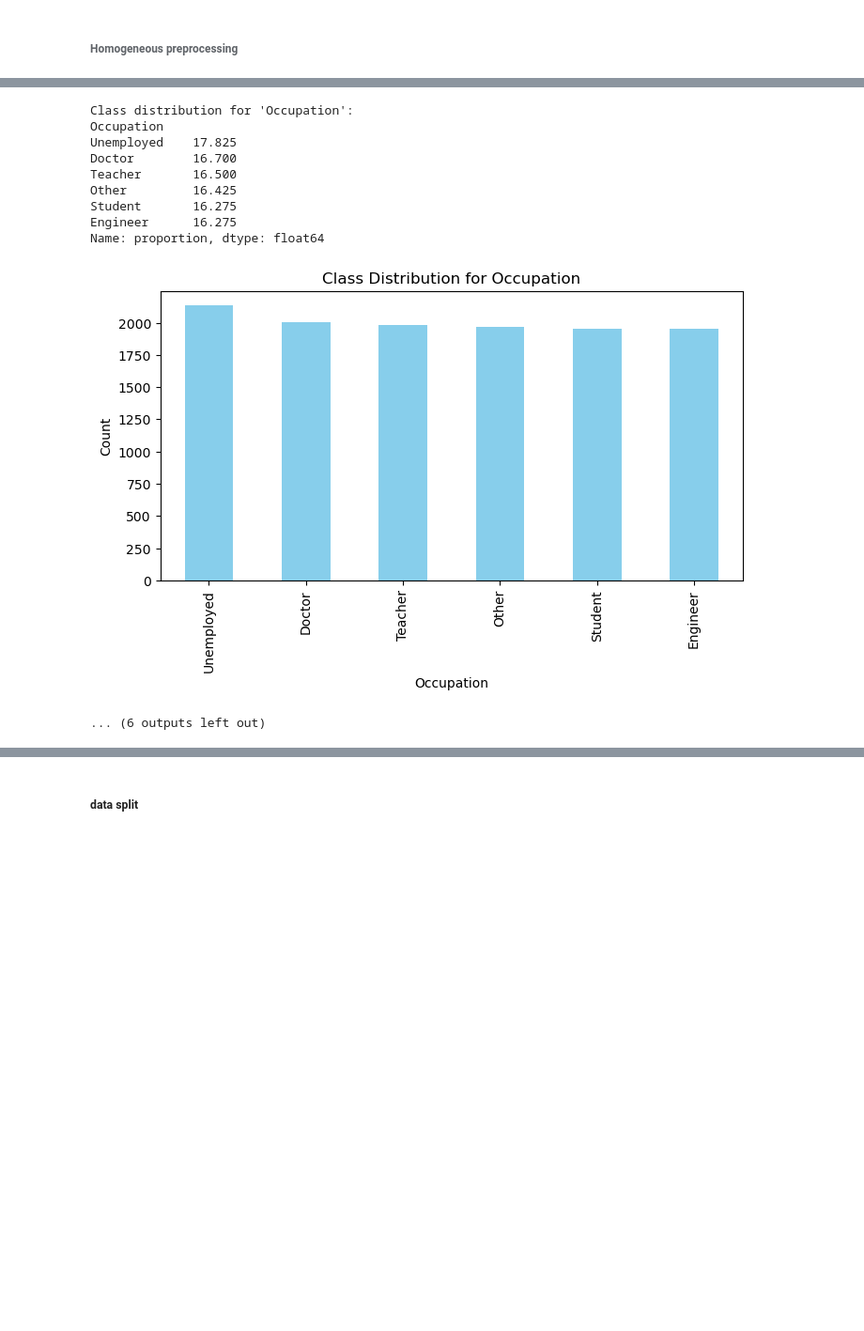
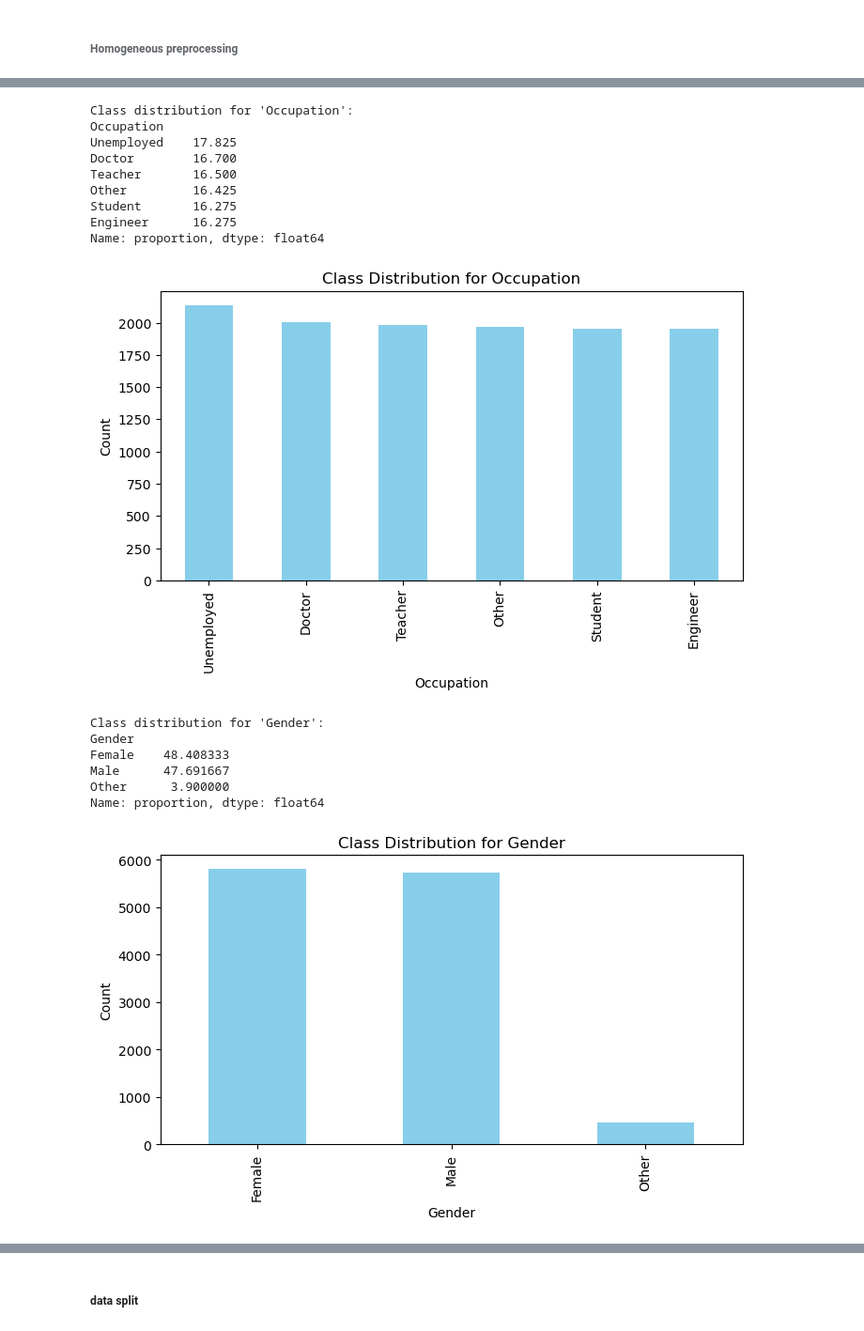
Before and after one commit to 100495761/MSE446, a Jupyter notebook: main.ipynb, the cells around one changed output, grey strips where cells are left out. Shown at 94% size. Drawn from its saved outputs; the diff is of its cells as text; code cells hidden in the pictures; blank space fills up the shorter version.

```diff
--- a/main.ipynb
+++ b/main.ipynb
@@ -83,39 +64,6 @@ encoded_df = pd.DataFrame(
     columns=encoder.get_feature_names_out(['Occupation'])
 )
 data = pd.concat([data.drop(['Occupation'], axis=1), encoded_df], axis=1)
-
-Age = data['Age']
-bins = [0, 18, 30, 40, 50, 60, 70]
-labels = ['0-18', '19-30', '31-40', '41-50', '51-60', '61-70']
-
-# Create age groups
-groups = pd.cut(Age, bins=bins, labels=labels)
-
-# Count occurrences in each group
-group_counts = groups.value_counts().sort_index()
-
-# Display group counts
-print(group_counts)
-
-# Plot the distribution
-plt.figure(figsize=(8, 5))
-plt.bar(group_counts.index, group_counts.values, color='cornflowerblue', edgecolor='black')
-plt.title('Age Group Distribution')
-plt.xlabel('Age Groups')
-plt.ylabel('Frequency')
-plt.show()
-
-# One hot-encoding
-ohe = OneHotEncoder(sparse_output=False).set_output(transform='pandas')
-array = ohe.fit_transform(groups.to_frame())
-data = pd.concat([data,array], axis=1)
-
-Gender = data['Gender']
-# One hot-encoding
-ohe = OneHotEncoder(sparse_output=False).set_output(transform='pandas')
-array = ohe.fit_transform(data[['Gender']])
-data = pd.concat([data,array], axis=1)
-data.head()
 # %% [output]
 Class distribution for 'Dizziness':
 Dizziness
@@ -130,31 +78,37 @@ Medication
 Name: proportion, dtype: float64
 [figure]
 Class distribution for 'Smoking':
 Smoking
 0    70.141667
 1    29.858333
 Name: proportion, dtype: float64
 [figure]
 Class distribution for 'Recent Major Life Event':
 Recent Major Life Event
 0    75.45
 1    24.55
 Name: proportion, dtype: float64
 [figure]
 Class distribution for 'Family History of Anxiety':
 Family History of Anxiety
 0    59.825
 1    40.175
 Name: proportion, dtype: float64
 [figure]
 Class distribution for 'Occupation':
 Occupation
 Unemployed    17.825
 Doctor        16.700
 Teacher       16.500
 Other         16.425
 Student       16.275
 Engineer      16.275
 Name: proportion, dtype: float64
 [figure]
-... (6 outputs left out)
+Class distribution for 'Gender':
+Gender
+Female    48.408333
+Male      47.691667
+Other      3.900000
+Name: proportion, dtype: float64
+[figure, added]
```
Also changed, not shown: parts of 22 cells of this notebook.
